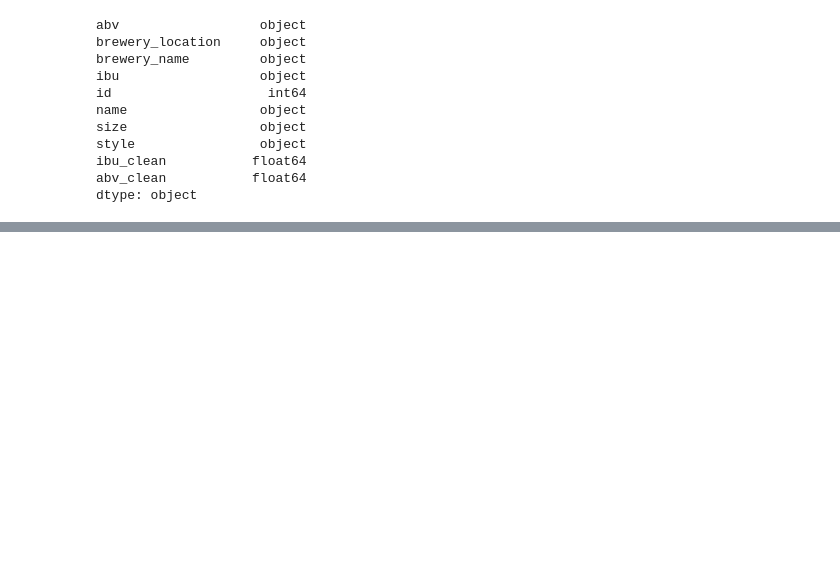
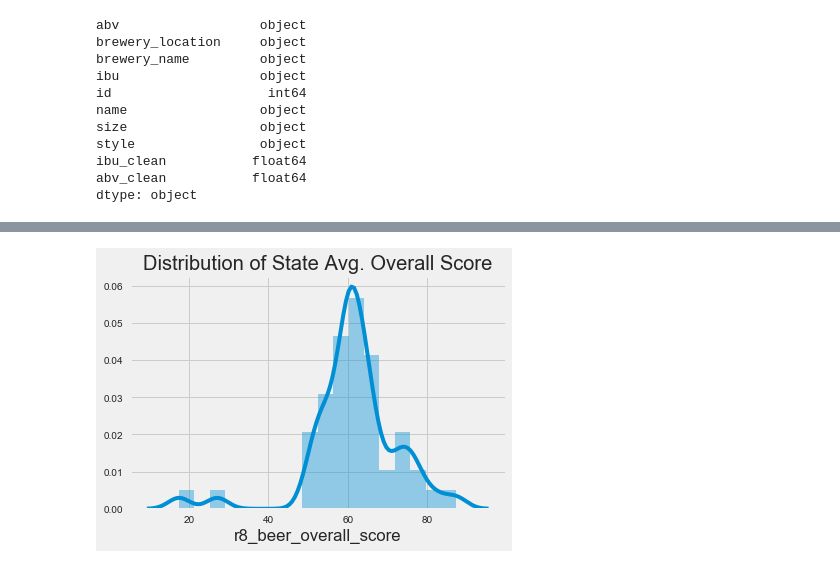
Before and after one commit to clbaechtold/ds5k_homework, a Jupyter notebook: final_project/eda.ipynb, the cells around one changed output, grey strips where cells are left out. Drawn from its saved outputs; the diff is of its cells as text; code cells hidden in the pictures; blank space fills up the shorter version.

```diff
--- a/final_project/eda.ipynb
+++ b/final_project/eda.ipynb
@@ -184,0 +247,5 @@ Name:  Dutch Club Dark  | Style:  Amber Lager/Vienna
+# %%
+sns.distplot((state_avgs.r8_beer_overall_score.dropna()));
+plt.title('Distribution of State Avg. Overall Score');
+# %% [output]
+[figure, added]
```
Also changed, not shown: parts of 16 cells of this notebook.
